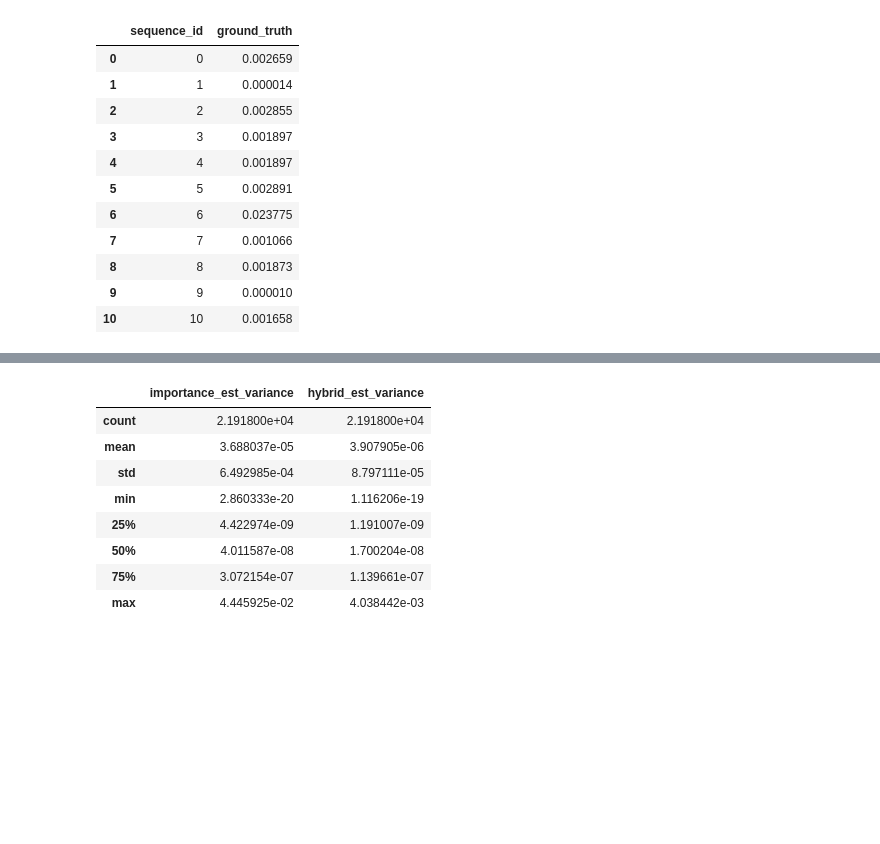
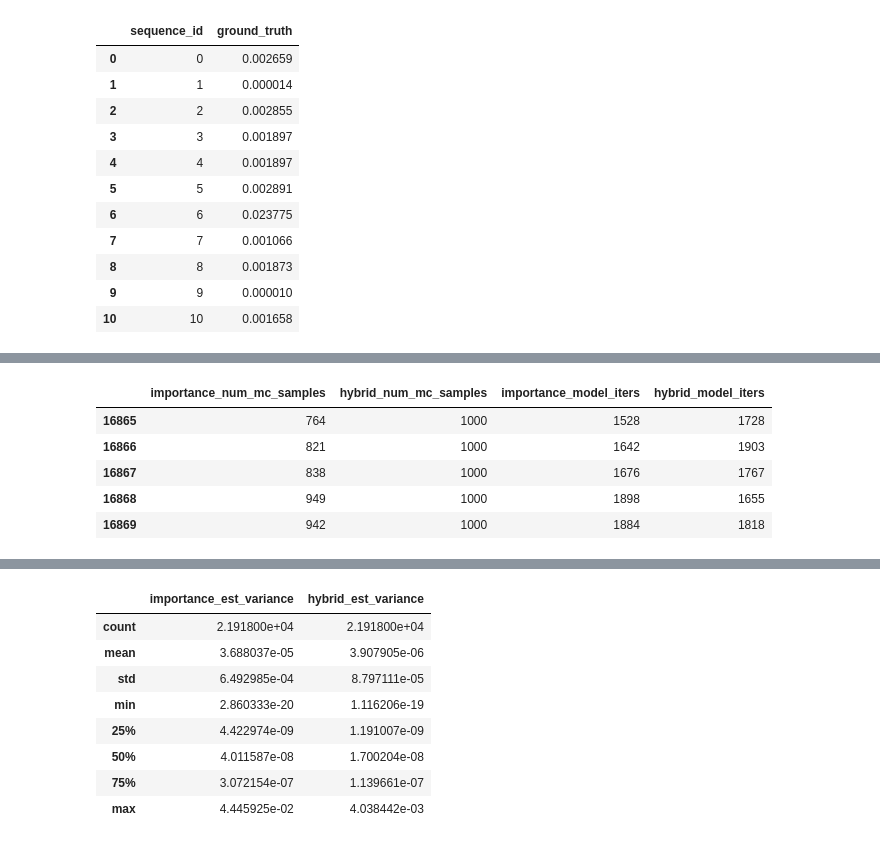
Before and after one commit to vshah99/prob_seq_queries_nnproject, a Jupyter notebook: notebooks/flatten_dataset.ipynb, the cells around one changed output, grey strips where cells are left out. Cells and saved outputs as stored; diff of their text form; code cells hidden in the pictures; blank space fills up the shorter version.

```diff
--- a/notebooks/flatten_dataset.ipynb
+++ b/notebooks/flatten_dataset.ipynb
@@ -423,3 +446,14 @@ df.loc[:10,['sequence_id','ground_truth']]
+# %%
+df.loc[abs(df.hybrid_model_iters - df.importance_model_iters) > 40,
+       ['importance_num_mc_samples','hybrid_num_mc_samples',
+       'importance_model_iters','hybrid_model_iters']].head()
+# %% [output]
+|  | importance_num_mc_samples | hybrid_num_mc_samples | importance_model_iters | hybrid_model_iters |
+| 16865 | 764 | 1000 | 1528 | 1728 |
+| 16866 | 821 | 1000 | 1642 | 1903 |
+| 16867 | 838 | 1000 | 1676 | 1767 |
+| 16868 | 949 | 1000 | 1898 | 1655 |
+| 16869 | 942 | 1000 | 1884 | 1818 |
 # %%
 # df = df[df['phase_shifts'] > 10]
 # df = df1
```
Also changed, not shown: parts of 8 cells of this notebook, 12 other files.
